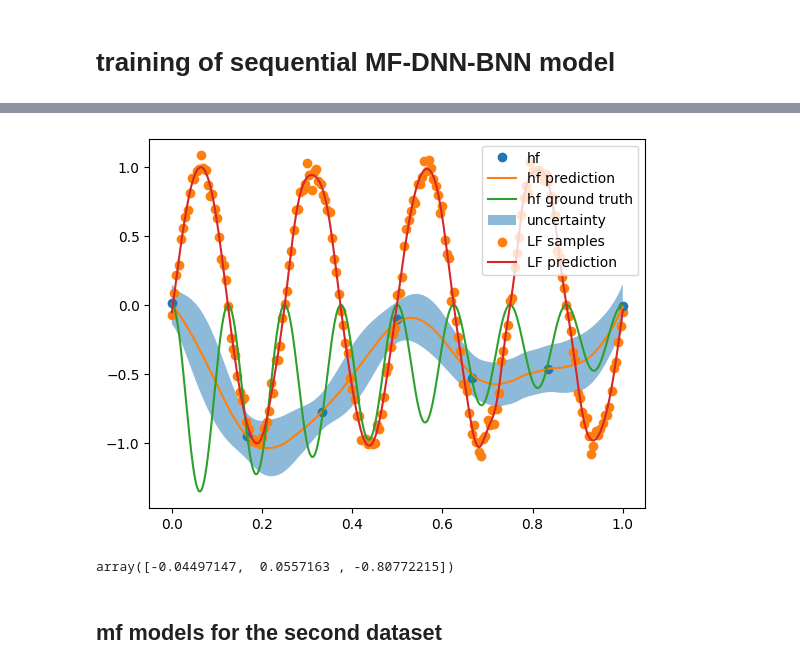
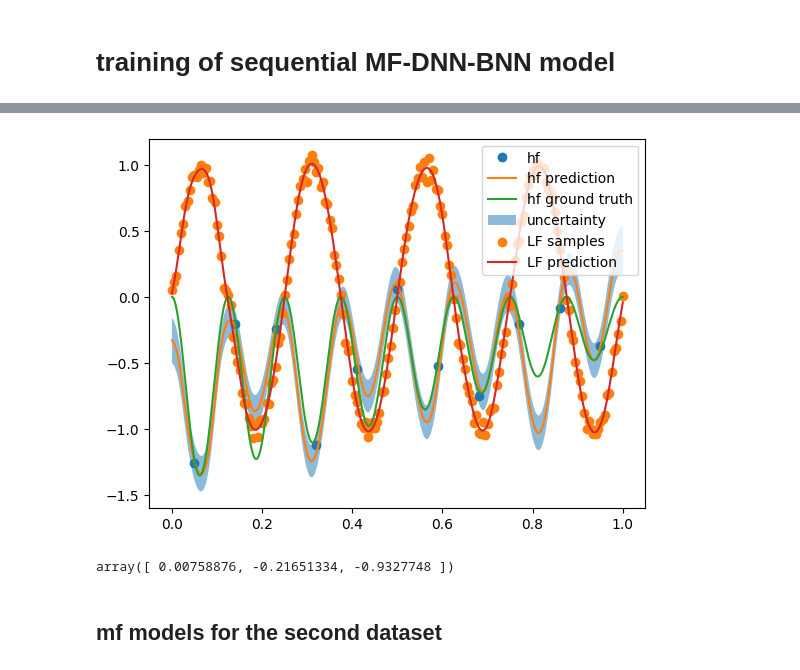
Before and after one commit to bessagroup/mfbml, a Jupyter notebook: studies/bnn_illustrative_examples/mf_dnn_bnn_few_samples/mf_dnn_bnn_showcase.ipynb, the cells around one changed output, grey strips where cells are left out. Cells and saved outputs as stored; diff of their text form; code cells hidden in the pictures.

```diff
--- a/studies/bnn_illustrative_examples/mf_dnn_bnn_few_samples/mf_dnn_bnn_showcase.ipynb
+++ b/studies/bnn_illustrative_examples/mf_dnn_bnn_few_samples/mf_dnn_bnn_showcase.ipynb
@@ -28,7 +28,7 @@ func = MengCase1(noise_std=0.0)
 # generate samples (21 HF samples, 201 LF samples)
 lf_samples = torch.linspace(0, 1, 201).reshape(-1, 1)
 # hf_samples = lf_samples[::10]  # sample every 5 points
-hf_samples = torch.linspace(0, 1, 11).reshape(-1, 1)
+hf_samples = torch.linspace(0.05, 0.95, 11).reshape(-1, 1)
 # add the end points
 # hf_samples = torch.cat(
 #     [torch.tensor([[0.0]]), hf_samples, torch.tensor([[0.93]]), torch.tensor([[0.975,]]), torch.tensor([[1.0]])], dim=0)
@@ -373,7 +370,7 @@ mfdnnbnn_lf1_order_2 = MFDNNBNN(
         "hidden_features": [50, 50],
         "out_features": 1,
         "activation": "Tanh",
-        "lr": 0.01,
+        "lr": 0.001,
         "sigma": 0.05,
     },
     beta_optimize=True,
@@ -388,10 +385,10 @@ mfdnnbnn_lf1_order_2.train(
     responses=responses_lf1,
     lf_train_config=lf_train_config,
     hf_train_config={
-        "num_epochs": 30000,
+        "num_epochs": 20000,
         "sample_freq": 100,
         "print_info": True,
-        "burn_in_epochs": 20000,
+        "burn_in_epochs": 10000,
     },
 )
 # %% [output]
@@ -421,38 +418,53 @@ noise: 0.130
     mfdnnbnn_lf1_order_2_aleatoric,
 ) = mfdnnbnn_lf1_order_2.predict(x=test_samples)
 # get lf predictions
 mfdnnbnn_lf1_order_2_y = mfdnnbnn_lf1_order_2.predict_lf(
     x=test_samples, output_format="numpy")
+mfdnnbnn_lf1_order_2_y_scale = (
+    mfdnnbnn_lf1_order_2_y - hf_responses_mean)/hf_responses_std
+transfered_ly = mfdnnbnn_lf1_order_2_y_scale**2 * \
+    mfdnnbnn_lf1_order_2.beta[2] + mfdnnbnn_lf1_order_2_y_scale * \
+    mfdnnbnn_lf1_order_2.beta[1] + mfdnnbnn_lf1_order_2.beta[0]
 
+# hf_model predict
+hf_y, _, _, _ = mfdnnbnn_lf1_order_2.hf_model.predict(x=test_samples)
+# scale the prediction
+hf_y = (transfered_ly+hf_y)*hf_responses_std + hf_responses_mean
+# scale
 # plot
 fig, ax = plt.subplots()
 ax.plot(hf_samples, hf_responses, "o", label="hf")
 ax.plot(test_samples.numpy(), mfdnnbnn_lf1_order_2_hy, label="hf prediction")
 ax.plot(
     test_samples.numpy(),
     test_hf_responses_noiseless.numpy(),
     label="hf ground truth",
 )
 ax.fill_between(
     test_samples.flatten().numpy(),
     (mfdnnbnn_lf1_order_2_hy - 2 * mfdnnbnn_lf1_order_2_total_unc).reshape(-1),
     (mfdnnbnn_lf1_order_2_hy + 2 * mfdnnbnn_lf1_order_2_total_unc).reshape(-1),
     alpha=0.5,
     label="uncertainty",
 )
+# plot transfered lf predictions
+# ax.plot(test_samples.numpy(), transfered_ly,
+#         label="Transfered LF prediction")
+# plot hf predictions
+# ax.plot(test_samples.numpy(), hf_y, label="HF prediction 111")
 # plot lf samples
 ax.scatter(lf_samples, lf1_responses, label="LF samples")
 ax.plot(test_samples.numpy(),
         mfdnnbnn_lf1_order_2_y,
         label="LF prediction")
 ax.legend()
 plt.show()
 # %% [output]
-[figure, old version]
+[figure, new version]
 # %%
 mfdnnbnn_lf1_order_2.beta
 # %% [output]
-array([-0.04497147,  0.0557163 , -0.80772215])
+array([ 0.00758876, -0.21651334, -0.9327748 ])
 # %% [markdown]
 ## mf models for the second dataset
 # %%
```
Also changed, not shown: parts of 23 cells of this notebook, 21 other files.
